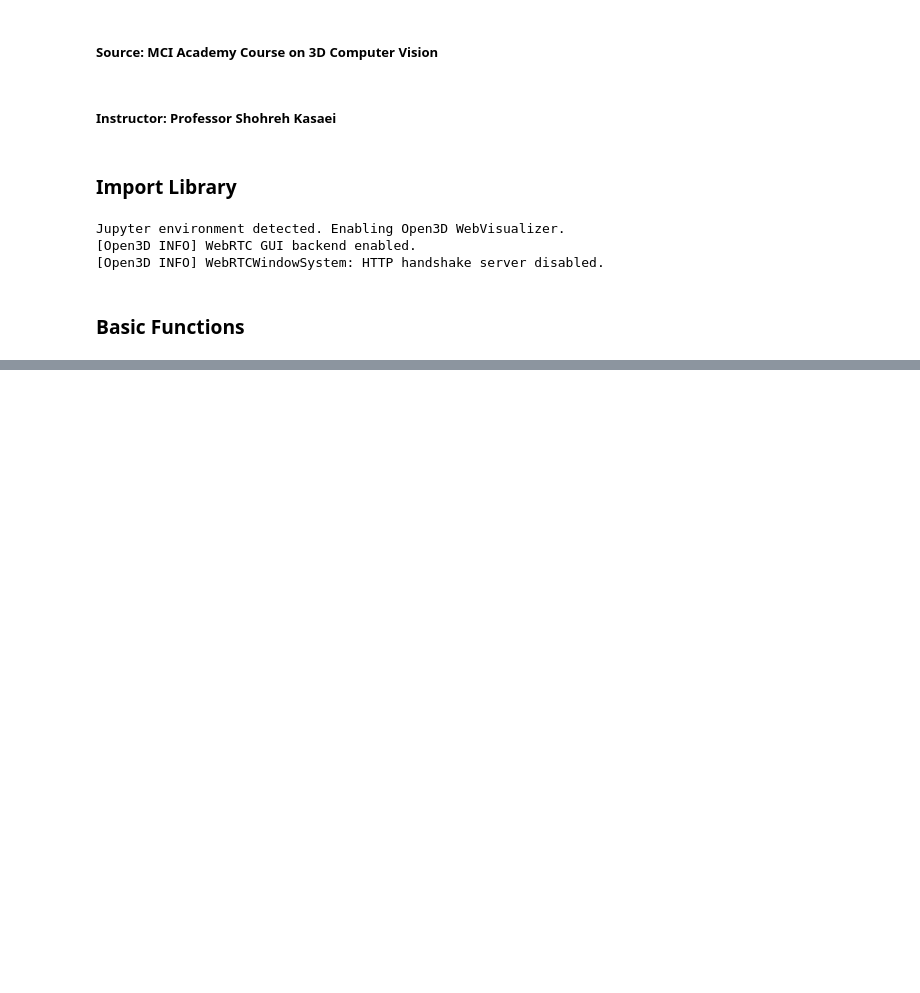
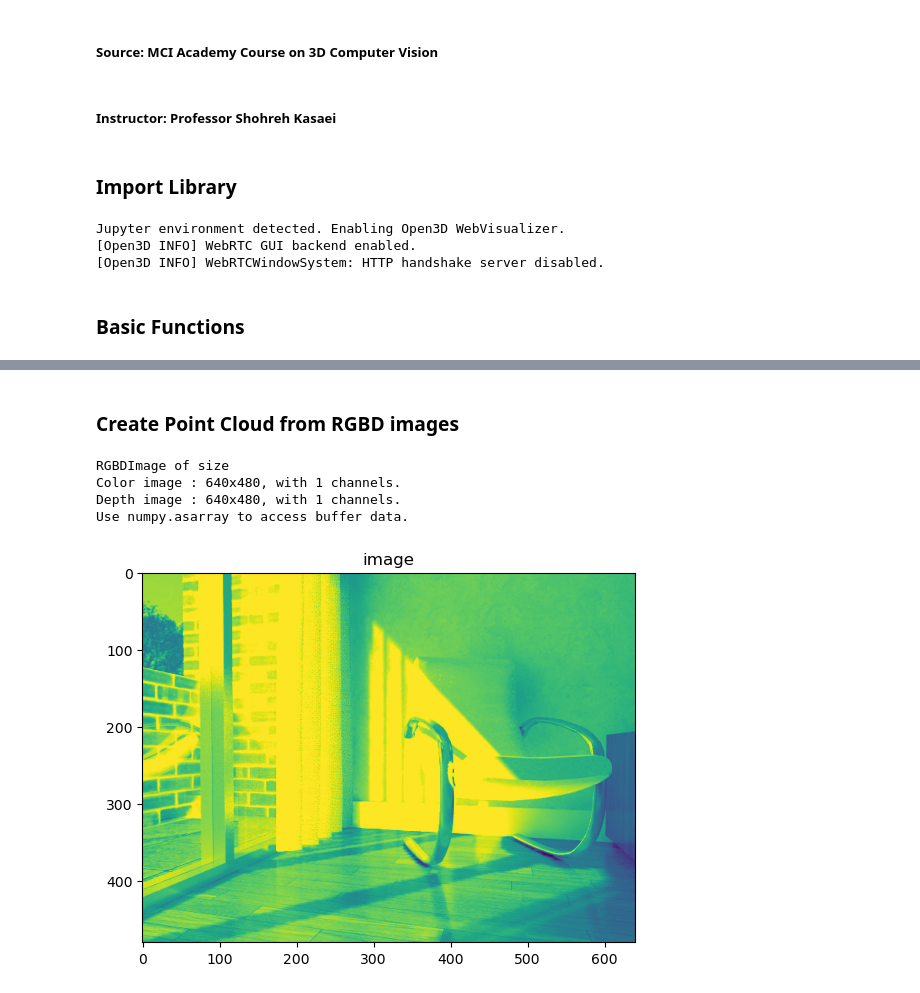
Before and after one commit to setarekhosravi/3DPointCloud-Analysis, a Jupyter notebook: Open3D_Basics.ipynb, the cells around one changed output, grey strips where cells are left out. Saved outputs shown, nothing was run; the diff lists cells and outputs as text; code cells hidden in the pictures; blank space fills up the shorter version.

```diff
--- a/Open3D_Basics.ipynb
+++ b/Open3D_Basics.ipynb
@@ -18,0 +118,26 @@ Jupyter environment detected. Enabling Open3D WebVisualizer.
+# %% [markdown]
+### Create Point Cloud from RGBD images
+# %%
+# load dataset
+redwood_rgbd = o3d.data.SampleRedwoodRGBDImages()
+
+# read images using open3d
+color_raw = o3d.io.read_image(redwood_rgbd.color_paths[0])
+depth_raw = o3d.io.read_image(redwood_rgbd.depth_paths[0])
+
+# create RGBD image
+rgbd_image = o3d.geometry.RGBDImage.create_from_color_and_depth(color_raw, depth_raw)
+# %%
+rgbd_image
+# %% [output]
+RGBDImage of size
+Color image : 640x480, with 1 channels.
+Depth image : 640x480, with 1 channels.
+Use numpy.asarray to access buffer data.
+# %%
+# show images using matplotlib
+plt.title('image')
+plt.imshow(rgbd_image.color)
+plt.show()
+# %% [output]
+[figure, added]
```
Also changed, not shown: parts of 34 cells of this notebook.
